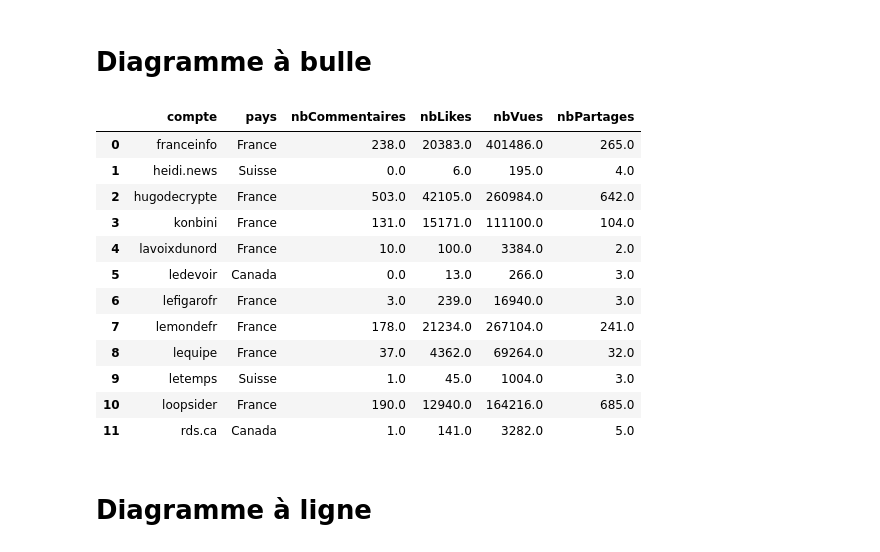
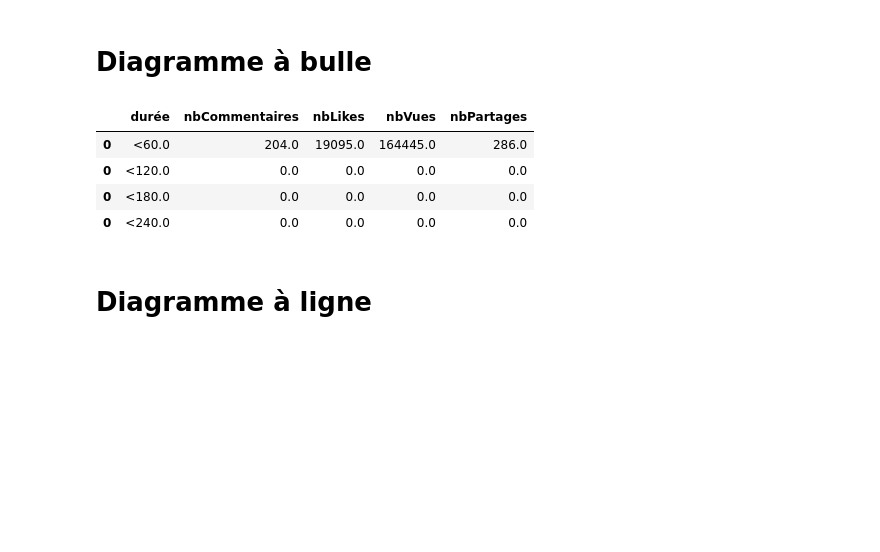
Before and after one commit to savoiepe/projet_dataviz, a Jupyter notebook: Preprocess.ipynb, the cells around one changed output. Saved outputs shown, nothing was run; the diff lists cells and outputs as text; code cells hidden in the pictures; blank space fills up the shorter version.

```diff
--- a/Preprocess.ipynb
+++ b/Preprocess.ipynb
@@ -154,26 +154,22 @@ def bubble_graph(data, group_by_column, year = "all"):
         return pd.DataFrame(data.groupby([data[group_by_column], data['pays']], as_index=False).mean().round())
 
     if group_by_column == 'durée':
-        return pd.DataFrame(data.groupby([data[group_by_column]], as_index=False).mean().round())
+        df = pd.DataFrame(data.groupby([data[group_by_column]], as_index=False).mean().round())
+        for d in ['<60.0','<120.0', '<180.0', '<240.0']:
+            if d not in df['durée'].unique():
+                df = pd.concat([df, pd.DataFrame([[d,0,0,0,0]],columns = ['durée','nbCommentaires','nbLikes','nbVues','nbPartages'])])
+        return df
 
     if group_by_column == 'tags':
         return explode_tags(data)
 # %%
-bubble_graph(data, 'compte', 2020)
+bubble_graph(data, 'durée', 2020)
 # %% [output]
-|  | compte | pays | nbCommentaires | nbLikes | nbVues | nbPartages |
-| 0 | franceinfo | France | 238.0 | 20383.0 | 401486.0 | 265.0 |
-| 1 | heidi.news | Suisse | 0.0 | 6.0 | 195.0 | 4.0 |
-| 2 | hugodecrypte | France | 503.0 | 42105.0 | 260984.0 | 642.0 |
-| 3 | konbini | France | 131.0 | 15171.0 | 111100.0 | 104.0 |
-| 4 | lavoixdunord | France | 10.0 | 100.0 | 3384.0 | 2.0 |
-| 5 | ledevoir | Canada | 0.0 | 13.0 | 266.0 | 3.0 |
-| 6 | lefigarofr | France | 3.0 | 239.0 | 16940.0 | 3.0 |
-| 7 | lemondefr | France | 178.0 | 21234.0 | 267104.0 | 241.0 |
-| 8 | lequipe | France | 37.0 | 4362.0 | 69264.0 | 32.0 |
-| 9 | letemps | Suisse | 1.0 | 45.0 | 1004.0 | 3.0 |
-| 10 | loopsider | France | 190.0 | 12940.0 | 164216.0 | 685.0 |
-| 11 | rds.ca | Canada | 1.0 | 141.0 | 3282.0 | 5.0 |
+|  | durée | nbCommentaires | nbLikes | nbVues | nbPartages |
+| 0 | <60.0 | 204.0 | 19095.0 | 164445.0 | 286.0 |
+| 0 | <120.0 | 0.0 | 0.0 | 0.0 | 0.0 |
+| 0 | <180.0 | 0.0 | 0.0 | 0.0 | 0.0 |
+| 0 | <240.0 | 0.0 | 0.0 | 0.0 | 0.0 |
 # %% [markdown]
 # Diagramme à ligne
 # %%
```
Also changed, not shown: 2 other files.
